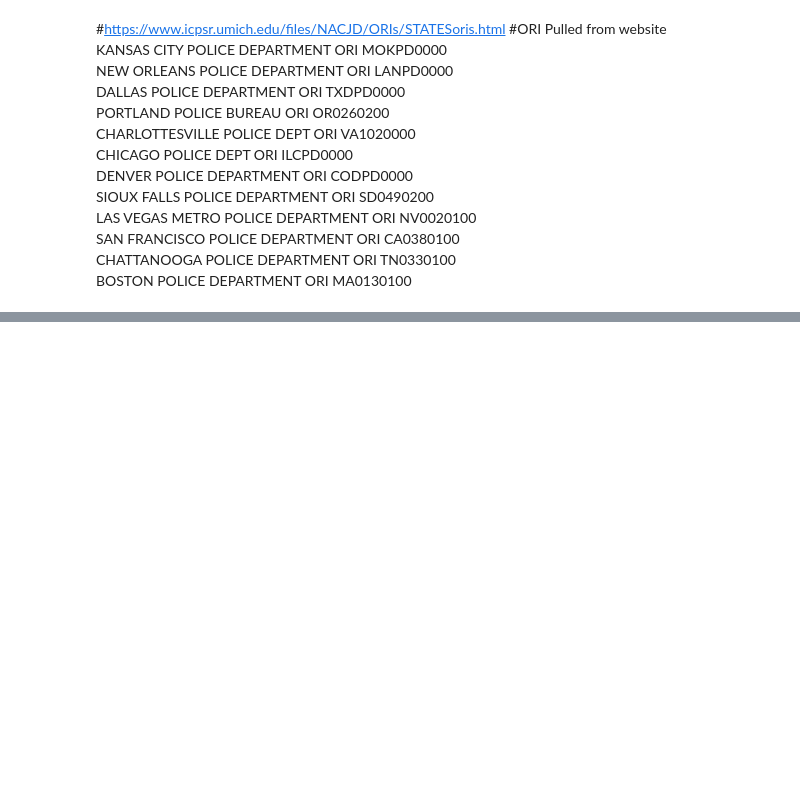
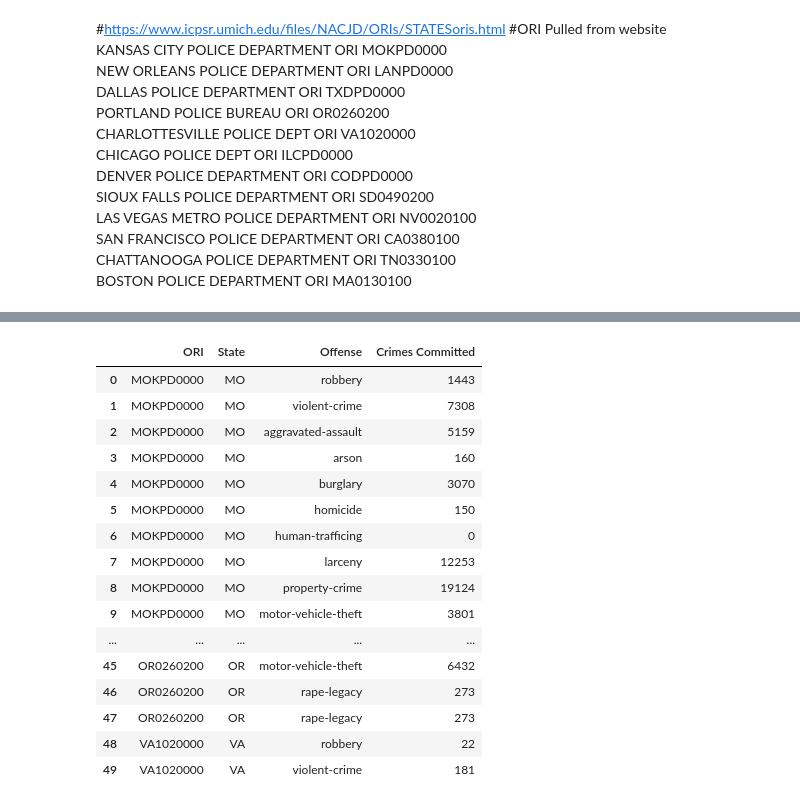
Before and after one commit to meghanvl/project_won, a Jupyter notebook: ORI_Data.ipynb, the cells around one changed output, grey strips where cells are left out. Drawn from its saved outputs; the diff is of its cells as text; code cells hidden in the pictures; blank space fills up the shorter version.

Commit message:
updating ori data

```diff
--- a/ORI_Data.ipynb
+++ b/ORI_Data.ipynb
@@ -29,0 +477,35 @@ BOSTON POLICE DEPARTMENT ORI MA0130100
+# %%
+offenses = []
+actual = []
+state = []
+ori_name = []
+# ori = "MOKPD0000"
+
+for ori in ori_list:
+    for offense in offense_type:
+        offense_url = f"https://api.usa.gov/crime/fbi/sapi/api/summarized/agencies/{ori}/{offense}/2019/2019?API_KEY={fbi_key}"
+        response = requests.get(offense_url).json()
+        #print(offense_url)
+        #print(response["results"])
+        if offense == "rape":
+            try:
+                ori_name.append(response["results"][1]["ori"])
+                offenses.append(response["results"][1]["offense"])
+                state.append(response["results"][1]["state_abbr"])
+                actual.append(response["results"][1]["actual"])
+            except:
+                print("not found")
+        else:
+            try:
+                ori_name.append(response["results"][0]["ori"])
+                offenses.append(response["results"][0]["offense"])
+                state.append(response["results"][0]["state_abbr"])
+                actual.append(response["results"][0]["actual"])
+            except:
+                print("not found")
+
+
+print(offenses)
+print(actual)
+print(state)
+print(ori_name)
@@ -29,0 +517,22 @@ BOSTON POLICE DEPARTMENT ORI MA0130100
+# %%
+crime_data_full={"ORI":ori_name,"State":state,"Offense":offenses,"Crimes Committed":actual}
+crime_df = pd.DataFrame(crime_data_full)
+crime_df.head(50)
+# %% [output]
+|  | ORI | State | Offense | Crimes Committed |
+| 0 | MOKPD0000 | MO | robbery | 1443 |
+| 1 | MOKPD0000 | MO | violent-crime | 7308 |
+| 2 | MOKPD0000 | MO | aggravated-assault | 5159 |
+| 3 | MOKPD0000 | MO | arson | 160 |
+| 4 | MOKPD0000 | MO | burglary | 3070 |
+| 5 | MOKPD0000 | MO | homicide | 150 |
+| 6 | MOKPD0000 | MO | human-trafficing | 0 |
+| 7 | MOKPD0000 | MO | larceny | 12253 |
+| 8 | MOKPD0000 | MO | property-crime | 19124 |
+| 9 | MOKPD0000 | MO | motor-vehicle-theft | 3801 |
+| ... | ... | ... | ... | ... |
+| 45 | OR0260200 | OR | motor-vehicle-theft | 6432 |
+| 46 | OR0260200 | OR | rape-legacy | 273 |
+| 47 | OR0260200 | OR | rape-legacy | 273 |
+| 48 | VA1020000 | VA | robbery | 22 |
+| 49 | VA1020000 | VA | violent-crime | 181 |
```
Also changed, not shown: parts of 62 cells of this notebook.
